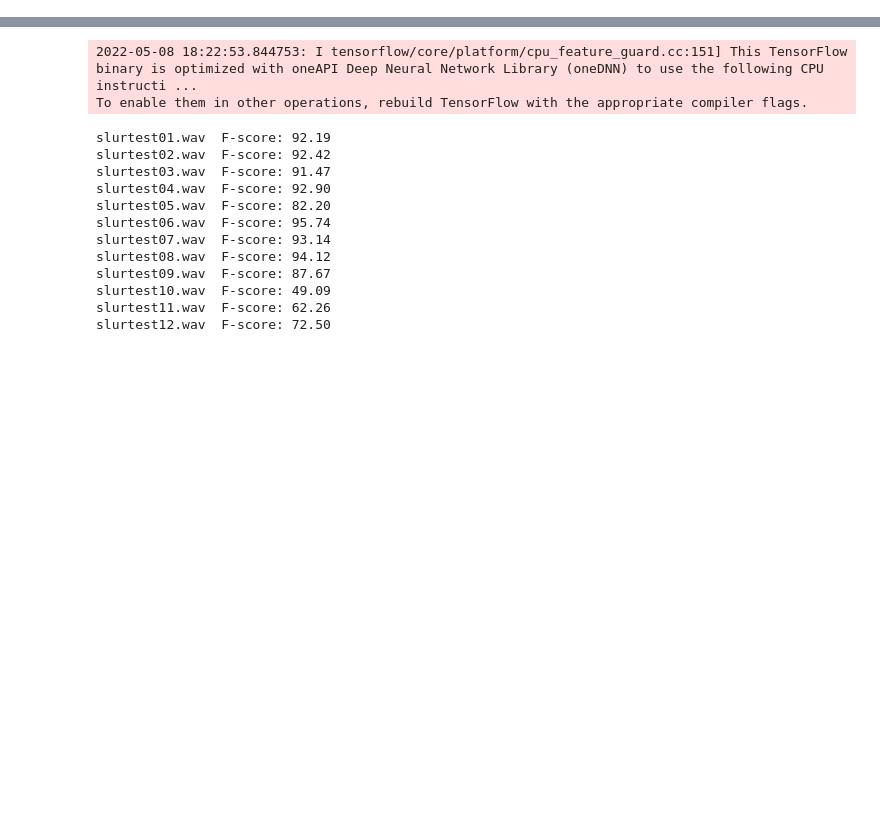
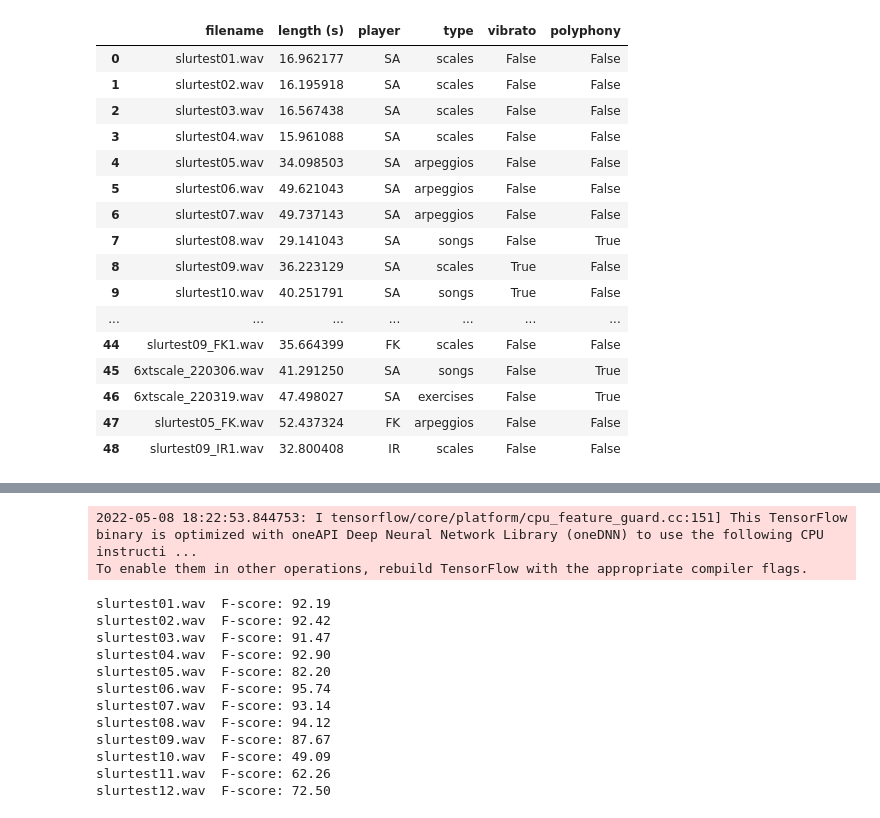
Before and after one commit to SimonFalk/beyondPianoRoll, a Jupyter notebook: data-analysis.ipynb, the cells around one changed output, grey strips where cells are left out. Saved outputs shown, nothing was run; the diff lists cells and outputs as text; code cells hidden in the pictures; blank space fills up the shorter version.

```diff
--- a/data-analysis.ipynb
+++ b/data-analysis.ipynb
@@ -53,0 +54,23 @@ print(mean_ioi)
+# %%
+df = pd.read_csv("datasets/metadata.csv", index_col=0)
+df["vibrato"] = df["vibrato"].astype(bool)
+df["polyphony"] = df["polyphony"].astype(bool)
+df
+# %% [output]
+|  | filename | length (s) | player | type | vibrato | polyphony |
+| 0 | slurtest01.wav | 16.962177 | SA | scales | False | False |
+| 1 | slurtest02.wav | 16.195918 | SA | scales | False | False |
+| 2 | slurtest03.wav | 16.567438 | SA | scales | False | False |
+| 3 | slurtest04.wav | 15.961088 | SA | scales | False | False |
+| 4 | slurtest05.wav | 34.098503 | SA | arpeggios | False | False |
+| 5 | slurtest06.wav | 49.621043 | SA | arpeggios | False | False |
+| 6 | slurtest07.wav | 49.737143 | SA | arpeggios | False | False |
+| 7 | slurtest08.wav | 29.141043 | SA | songs | False | True |
+| 8 | slurtest09.wav | 36.223129 | SA | scales | True | False |
+| 9 | slurtest10.wav | 40.251791 | SA | songs | True | False |
+| ... | ... | ... | ... | ... | ... | ... |
+| 44 | slurtest09_FK1.wav | 35.664399 | FK | scales | False | False |
+| 45 | 6xtscale_220306.wav | 41.291250 | SA | songs | False | True |
+| 46 | 6xtscale_220319.wav | 47.498027 | SA | exercises | False | True |
+| 47 | slurtest05_FK.wav | 52.437324 | FK | arpeggios | False | False |
+| 48 | slurtest09_IR1.wav | 32.800408 | IR | scales | False | False |
```
Also changed, not shown: parts of 3 cells of this notebook, 1 other file.
